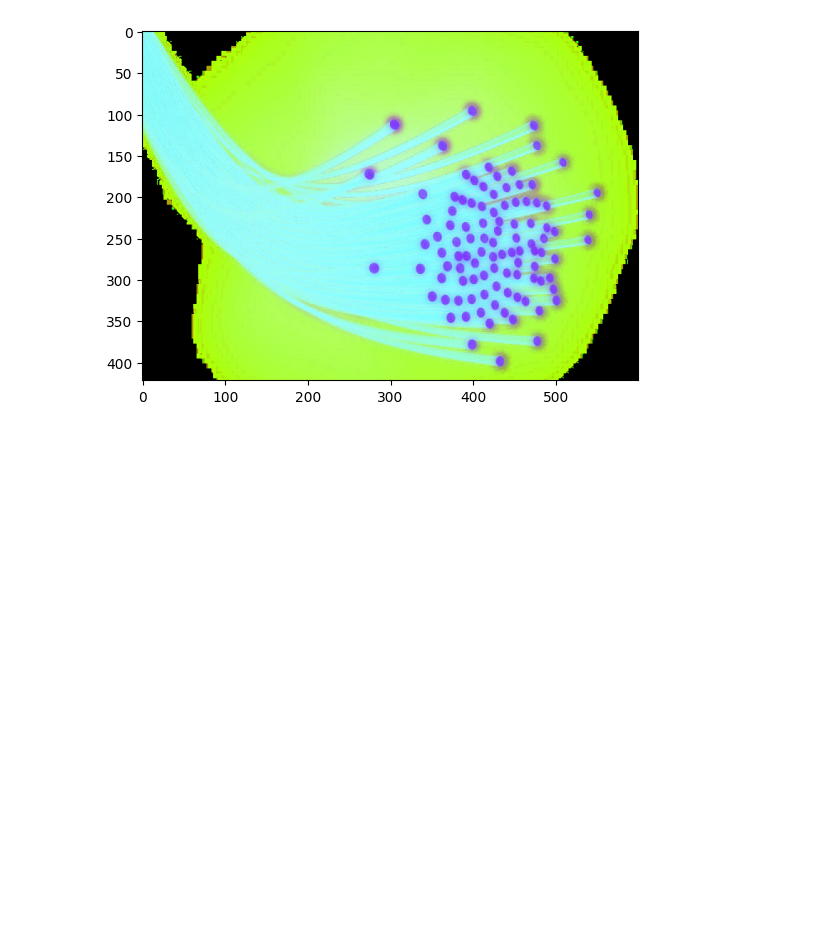
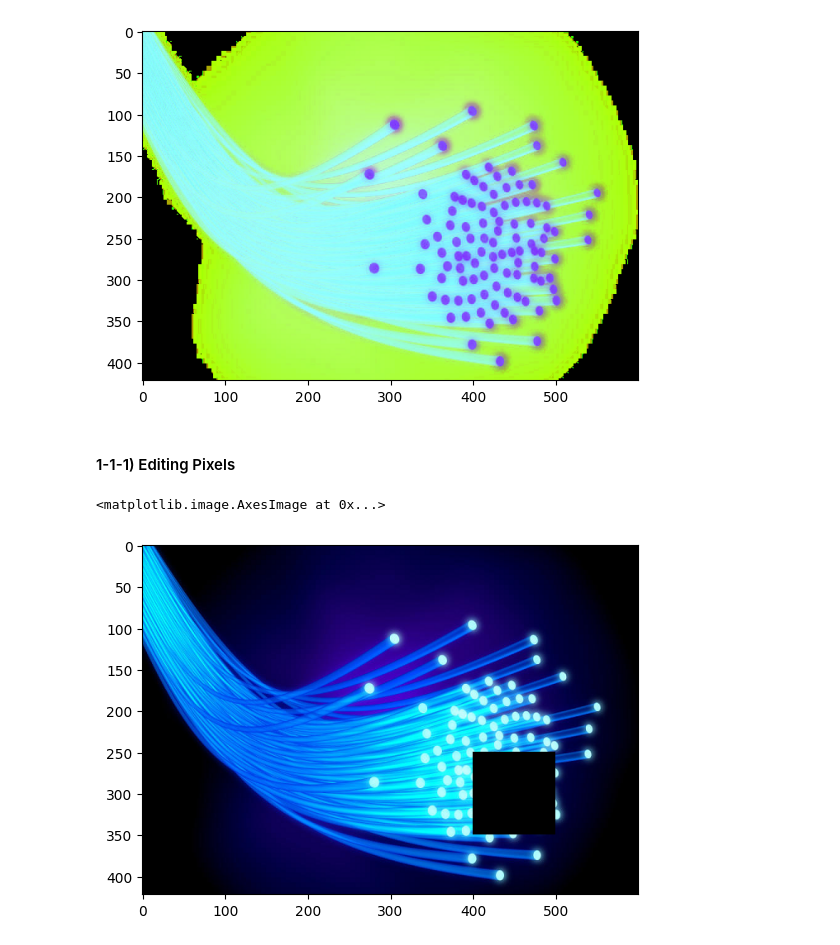
Before and after one commit to SAliSH79/Computer-Vision, a Jupyter notebook: ComputerVision-lab.ipynb, the cells around one changed output. Cells and saved outputs as stored; diff of their text form; code cells hidden in the pictures; blank space fills up the shorter version.

```diff
--- a/ComputerVision-lab.ipynb
+++ b/ComputerVision-lab.ipynb
@@ -68,3 +70,11 @@ plt.imshow(img2)
 # %% [output]
 <matplotlib.image.AxesImage at 0x...>
 [figure]
+# %% [markdown]
+#### 1-1-1) Editing Pixels
+# %%
+img[250:350, 400:500,:] = 0 #black
+plt.imshow(img[...,::-1]) #BGR o RGB
+# %% [output]
+<matplotlib.image.AxesImage at 0x...>
+[figure, added]
```
Also changed, not shown: parts of 12 cells of this notebook.
